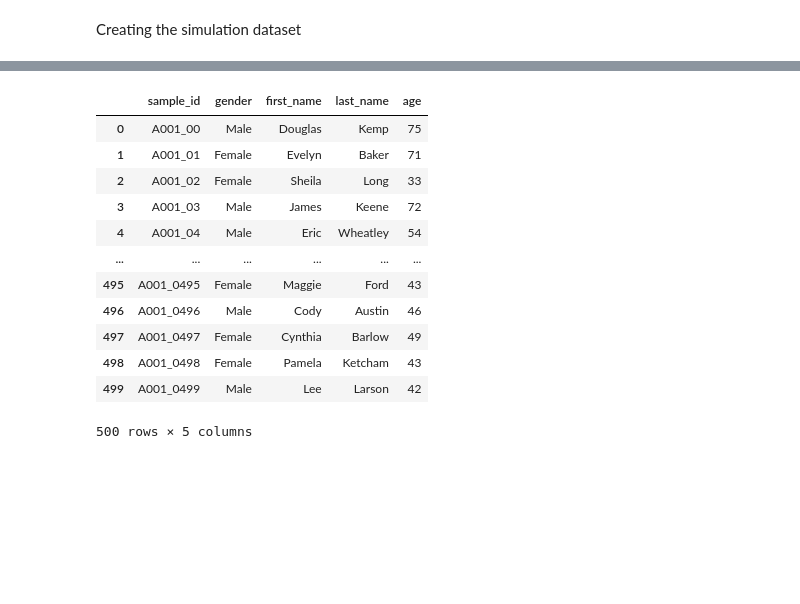
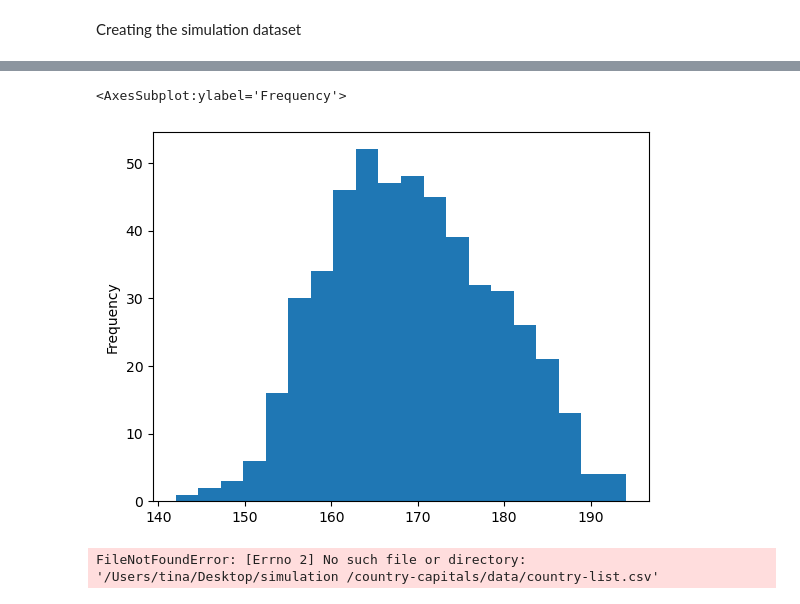
Before and after one commit to rictoo/cdm-sim-proj, a Jupyter notebook: Compiled_data.ipynb, the cells around one changed output, grey strips where cells are left out. Drawn from its saved outputs; the diff is of its cells as text; code cells hidden in the pictures; blank space fills up the shorter version.

```diff
--- a/Compiled_data.ipynb
+++ b/Compiled_data.ipynb
@@ -13,8 +13,0 @@ random.seed(1)
-# %%
-sample_id = []
-
-for i in range(0,500):
-    sample = ("A001_0" + str(i))
-    sample_id.append(sample)
-
-df["sample_id"] = sample_id
@@ -38,32 +132,15 @@ df['first_name'] = first_name
 # %%
-last_name = []
-
-for i in range(500):
-        rand_name = names.get_last_name()
-        last_name.append(rand_name)
-
-df['last_name'] = last_name
+df['height'].plot.hist(bins=20)
+# %% [output]
+<AxesSubplot:ylabel='Frequency'>
+[figure, added]
 # %%
-age_list = []
+country_data = pd.read_csv("/Users/tina/Desktop/simulation /country-capitals/data/country-list.csv")
+country_data = country_data.drop(country_data.columns[2], axis =1)
+sample = country_data.sample(n=500, replace = True)
+sample = sample.reset_index(drop=True)
 
-for i in range(0, 500):
-    n = random.randint(20, 79)
-    age_list.append(n)
-
-df['age'] = age_list
-df
+df = pd.concat([df,sample],axis=1)
 # %% [output]
-|  | sample_id | gender | first_name | last_name | age |
-| 0 | A001_00 | Male | Douglas | Kemp | 75 |
-| 1 | A001_01 | Female | Evelyn | Baker | 71 |
-| 2 | A001_02 | Female | Sheila | Long | 33 |
-| 3 | A001_03 | Male | James | Keene | 72 |
-| 4 | A001_04 | Male | Eric | Wheatley | 54 |
-| ... | ... | ... | ... | ... | ... |
-| 495 | A001_0495 | Female | Maggie | Ford | 43 |
-| 496 | A001_0496 | Male | Cody | Austin | 46 |
-| 497 | A001_0497 | Female | Cynthia | Barlow | 49 |
-| 498 | A001_0498 | Female | Pamela | Ketcham | 43 |
-| 499 | A001_0499 | Male | Lee | Larson | 42 |
-500 rows × 5 columns
+FileNotFoundError: [Errno 2] No such file or directory: '/Users/tina/Desktop/simulation /country-capitals/data/country-list.csv'
 # %%
```
Also changed, not shown: parts of 8 cells of this notebook.
